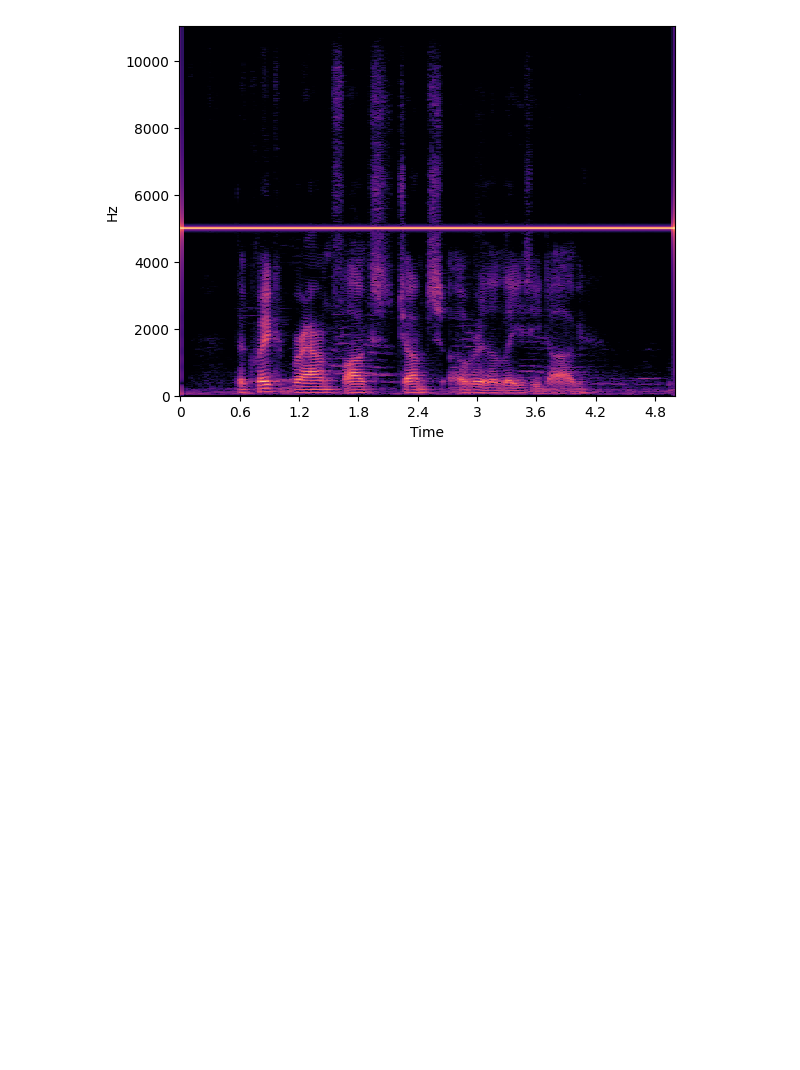
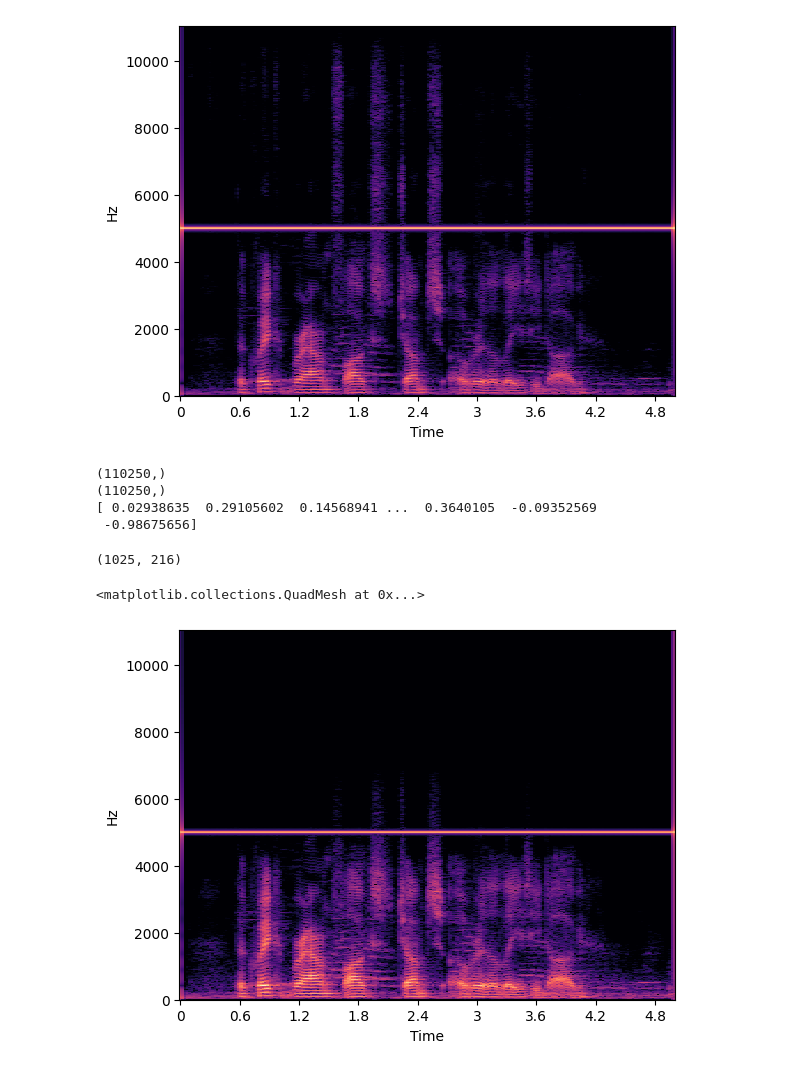
Before and after one commit to rasabater/eceproject2, a Jupyter notebook: project2.ipynb, the cells around one changed output. Cells and saved outputs as stored; diff of their text form; code cells hidden in the pictures; blank space fills up the shorter version.

```diff
--- a/project2.ipynb
+++ b/project2.ipynb
@@ -248,0 +285,30 @@ librosa.display.specshow(freq, y_axis='linear', x_axis='time')
+# %%
+# Analog low pass butterworth filter
+order = 2
+SAMPLE_RATE = 22050
+fc = 4000 # Hz, cut off frequency
+nyq = SAMPLE_RATE/2
+normal_cutoff = fc / nyq
+# b = numerator coefficients, a = denominator coefficients
+# w = frequency variable, h= frequency response
+b, a = butter(order, normal_cutoff, btype='low', analog=False)
+lowpass = filtfilt(b, a, nice_tone_q5)
+print (lowpass.shape)
+print(nice_tone_q5.shape)
+print(lowpass)
+# %% [output]
+(110250,)
+(110250,)
+[ 0.02938635  0.29105602  0.14568941 ...  0.3640105  -0.09352569
+ -0.98675656]
+# %%
+#spectrogram
+import librosa
+freq = librosa.amplitude_to_db(np.abs(librosa.stft(lowpass)), ref=np.max)
+# freq = np.abs(librosa.stft(tone2))
+print(freq.shape)
+librosa.display.specshow(freq, y_axis='linear', x_axis='time')
+# %% [output]
+(1025, 216)
+<matplotlib.collections.QuadMesh at 0x...>
+[figure, added]
```
Also changed, not shown: parts of 5 cells of this notebook.
